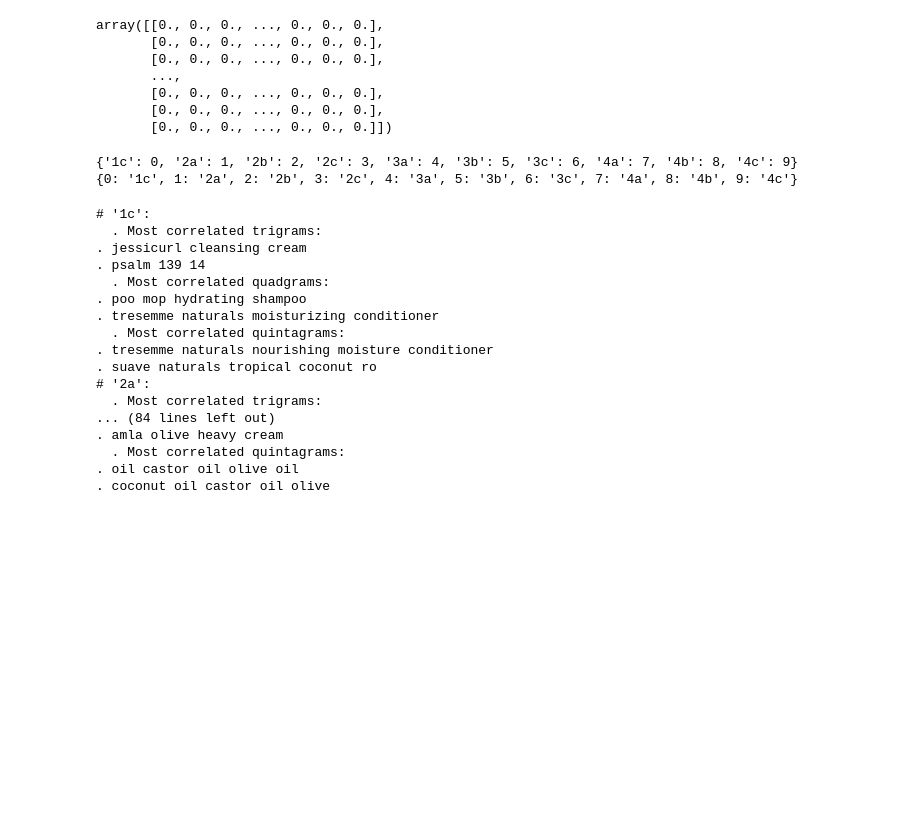
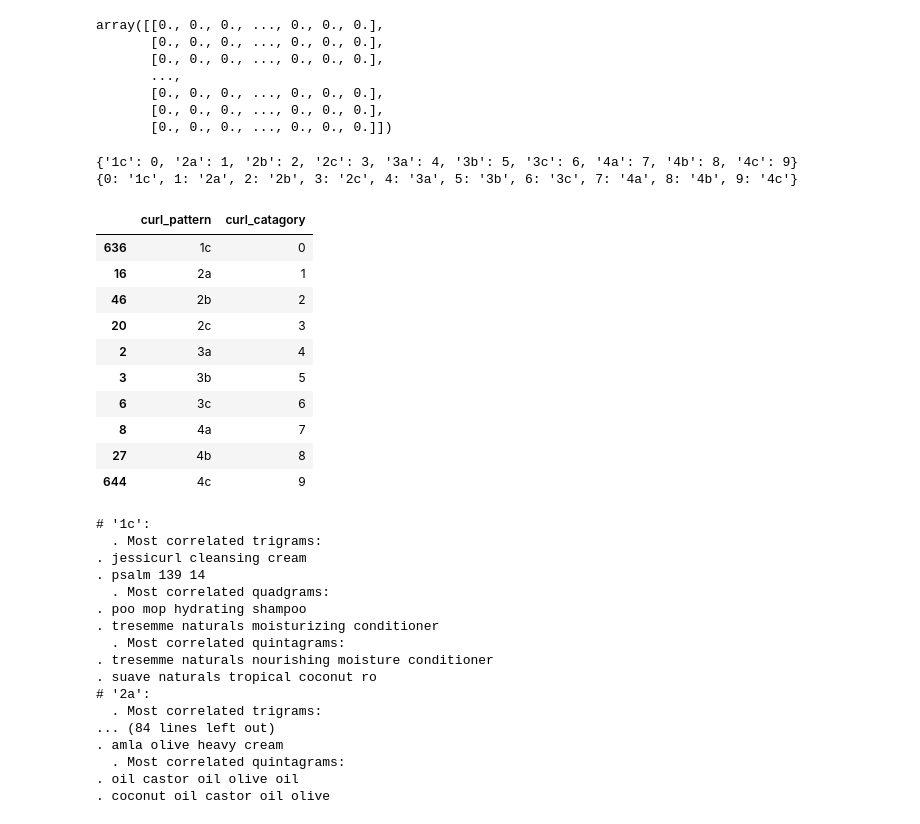
Before and after one commit to 99KHayes/products-for-curlies, a Jupyter notebook: notebooks/02_processing/20190831-kph-product-word-processing.ipynb, the cells around one changed output. Cells and saved outputs as stored; diff of their text form; code cells hidden in the pictures; blank space fills up the shorter version.

```diff
--- a/notebooks/02_processing/20190831-kph-product-word-processing.ipynb
+++ b/notebooks/02_processing/20190831-kph-product-word-processing.ipynb
@@ -302,18 +302,30 @@ array([[0., 0., 0., ..., 0., 0., 0.],
 # %%
 # df['category_id'] = df['Product'].factorize()[0]
 # from io import StringIO
 # category_id_df = df[['Product', 'category_id']].drop_duplicates().sort_values('category_id')
 # category_to_id = dict(category_id_df.values)
 # id_to_category = dict(category_id_df[['category_id', 'Product']].values)
 
 curl_catagory_df = curl_pattern_no_nan_df[['curl_pattern', 'curl_catagory']].drop_duplicates().sort_values('curl_catagory')
 curl_cat_key_dict = dict(curl_catagory_df.values)
 curl_pattern_key_dict = dict(curl_catagory_df[['curl_catagory', 'curl_pattern']].values)
 print(curl_cat_key_dict)
 print(curl_pattern_key_dict)
+curl_catagory_df
 # %% [output]
 {'1c': 0, '2a': 1, '2b': 2, '2c': 3, '3a': 4, '3b': 5, '3c': 6, '4a': 7, '4b': 8, '4c': 9}
 {0: '1c', 1: '2a', 2: '2b', 3: '2c', 4: '3a', 5: '3b', 6: '3c', 7: '4a', 8: '4b', 9: '4c'}
+|  | curl_pattern | curl_catagory |
+| 636 | 1c | 0 |
+| 16 | 2a | 1 |
+| 46 | 2b | 2 |
+| 20 | 2c | 3 |
+| 2 | 3a | 4 |
+| 3 | 3b | 5 |
+| 6 | 3c | 6 |
+| 8 | 4a | 7 |
+| 27 | 4b | 8 |
+| 644 | 4c | 9 |
 # %%
 N = 2
 for curl_pattern, curl_cat in sorted(curl_cat_key_dict.items()):
```
Also changed, not shown: parts of 9 cells of this notebook, 7 other files.
